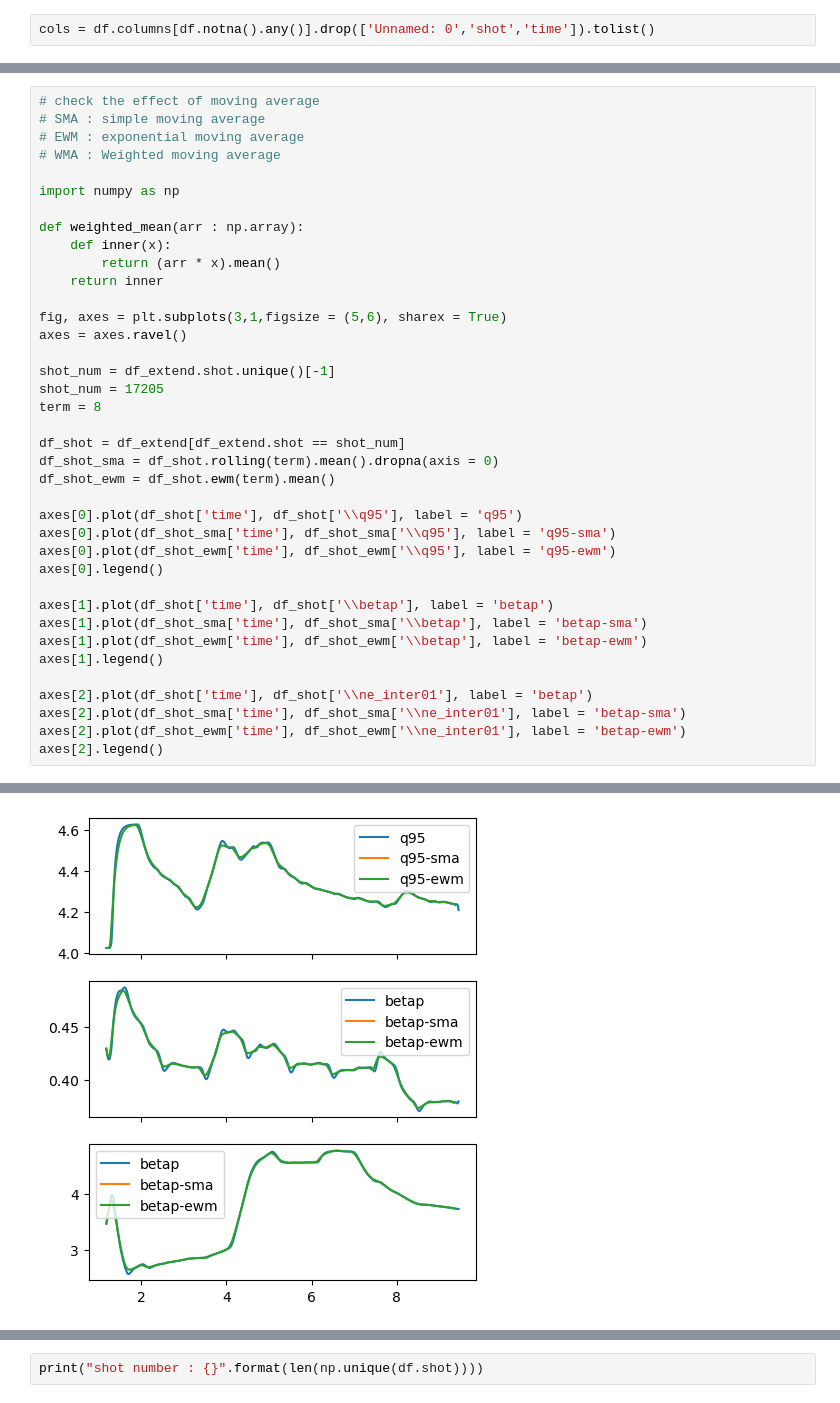
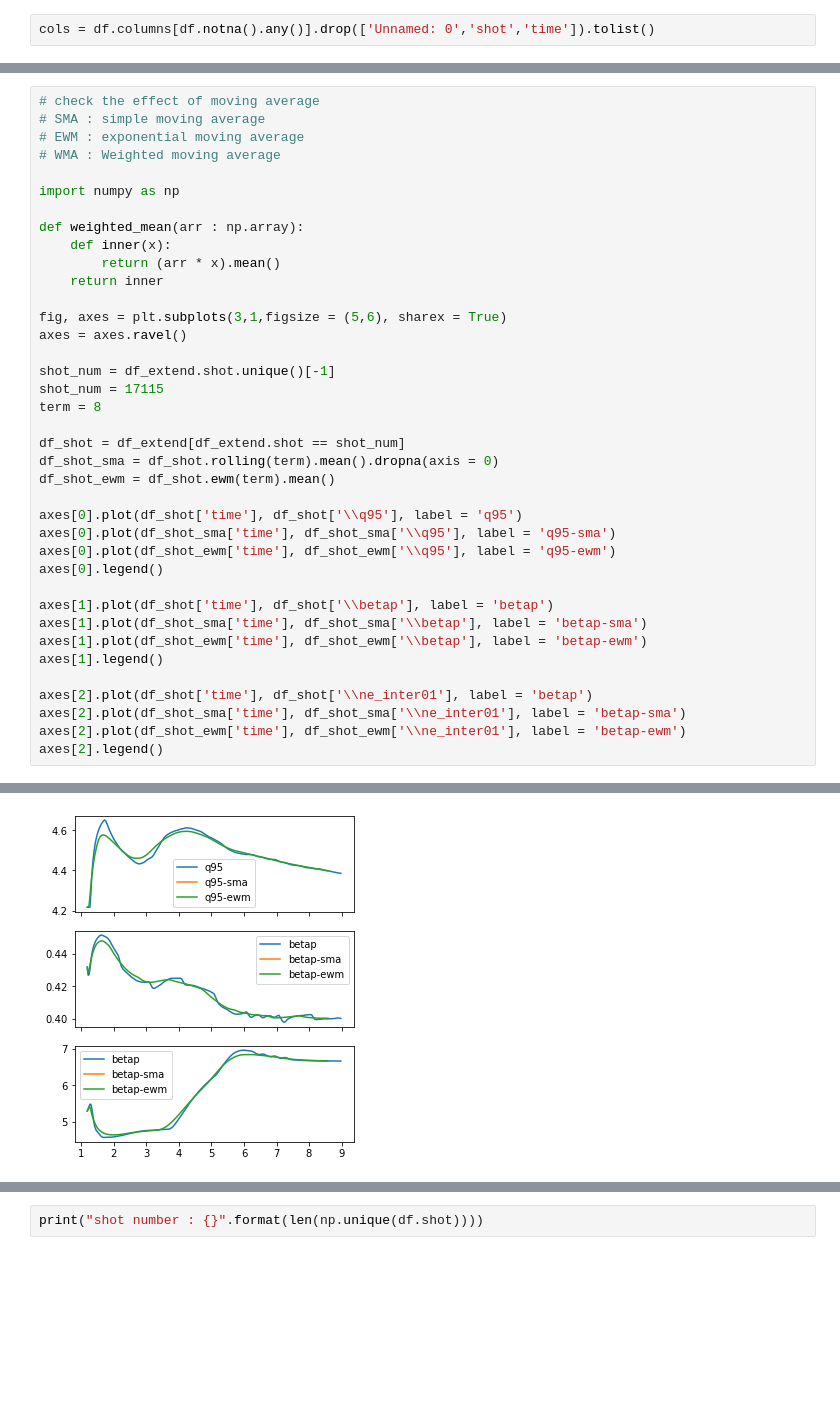
Before and after one commit to ZINZINBIN/Tokamak-Plasma-Operation-Control-based-on-RL, a Jupyter notebook: EDA.ipynb, the cells around one changed output, grey strips where cells are left out. Drawn from its saved outputs; the diff is of its cells as text; blank space fills up the shorter version.

```diff
--- a/EDA.ipynb
+++ b/EDA.ipynb
@@ -228,32 +228,32 @@ def weighted_mean(arr : np.array):
     def inner(x):
         return (arr * x).mean()
     return inner
 
 fig, axes = plt.subplots(3,1,figsize = (5,6), sharex = True)
 axes = axes.ravel()
 
 shot_num = df_extend.shot.unique()[-1]
-shot_num = 17205
+shot_num = 17115
 term = 8
 
 df_shot = df_extend[df_extend.shot == shot_num]
 df_shot_sma = df_shot.rolling(term).mean().dropna(axis = 0)
 df_shot_ewm = df_shot.ewm(term).mean()
 
 axes[0].plot(df_shot['time'], df_shot['\\q95'], label = 'q95')
 axes[0].plot(df_shot_sma['time'], df_shot_sma['\\q95'], label = 'q95-sma')
 axes[0].plot(df_shot_ewm['time'], df_shot_ewm['\\q95'], label = 'q95-ewm')
 axes[0].legend()
 
 axes[1].plot(df_shot['time'], df_shot['\\betap'], label = 'betap')
 axes[1].plot(df_shot_sma['time'], df_shot_sma['\\betap'], label = 'betap-sma')
 axes[1].plot(df_shot_ewm['time'], df_shot_ewm['\\betap'], label = 'betap-ewm')
 axes[1].legend()
 
 axes[2].plot(df_shot['time'], df_shot['\\ne_inter01'], label = 'betap')
 axes[2].plot(df_shot_sma['time'], df_shot_sma['\\ne_inter01'], label = 'betap-sma')
 axes[2].plot(df_shot_ewm['time'], df_shot_ewm['\\ne_inter01'], label = 'betap-ewm')
 axes[2].legend()
 # %% [output]
 <matplotlib.legend.Legend at 0x...>
-[figure, old version]
+[figure, new version]
```
Also changed, not shown: parts of 17 cells of this notebook, 35 other files.
